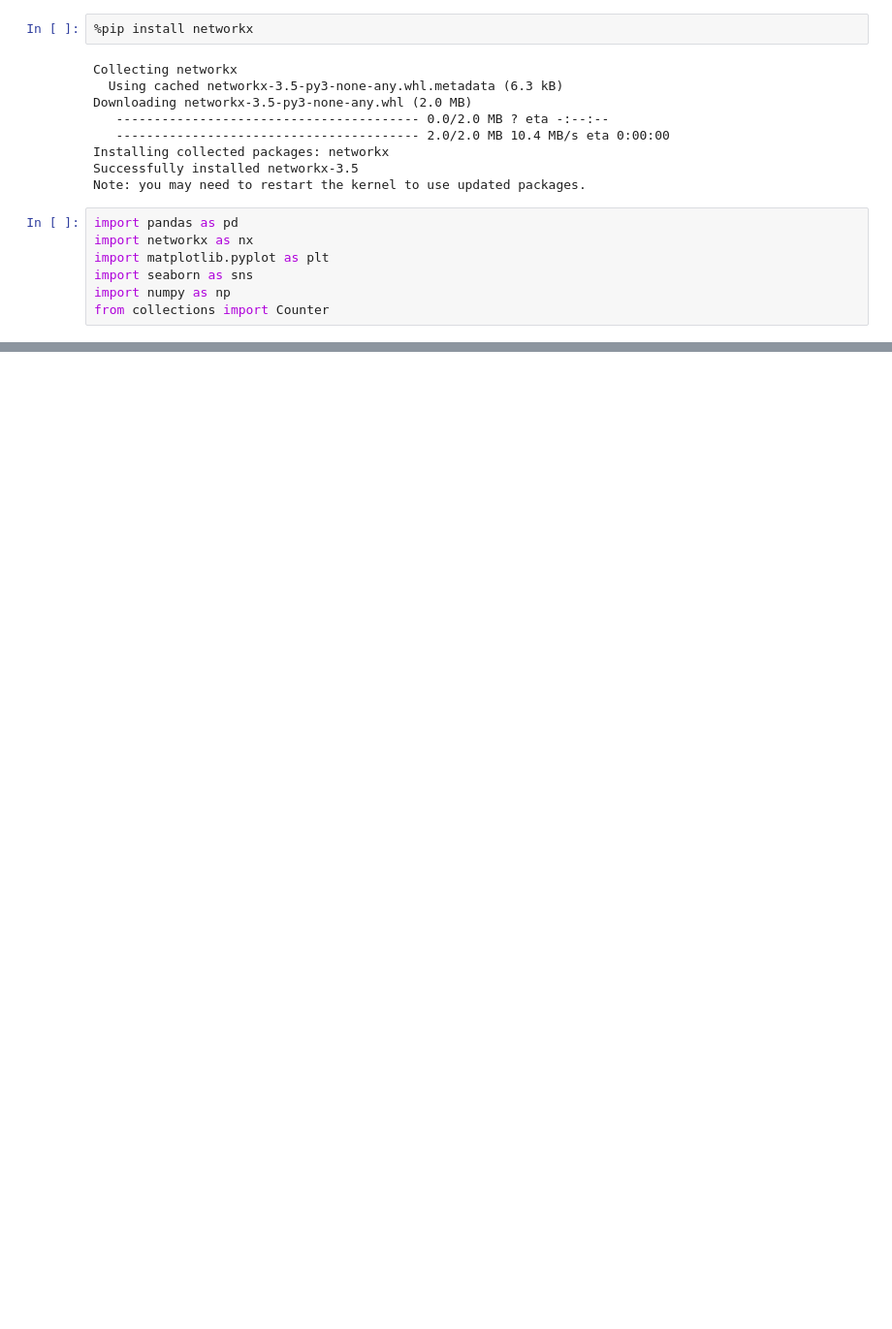
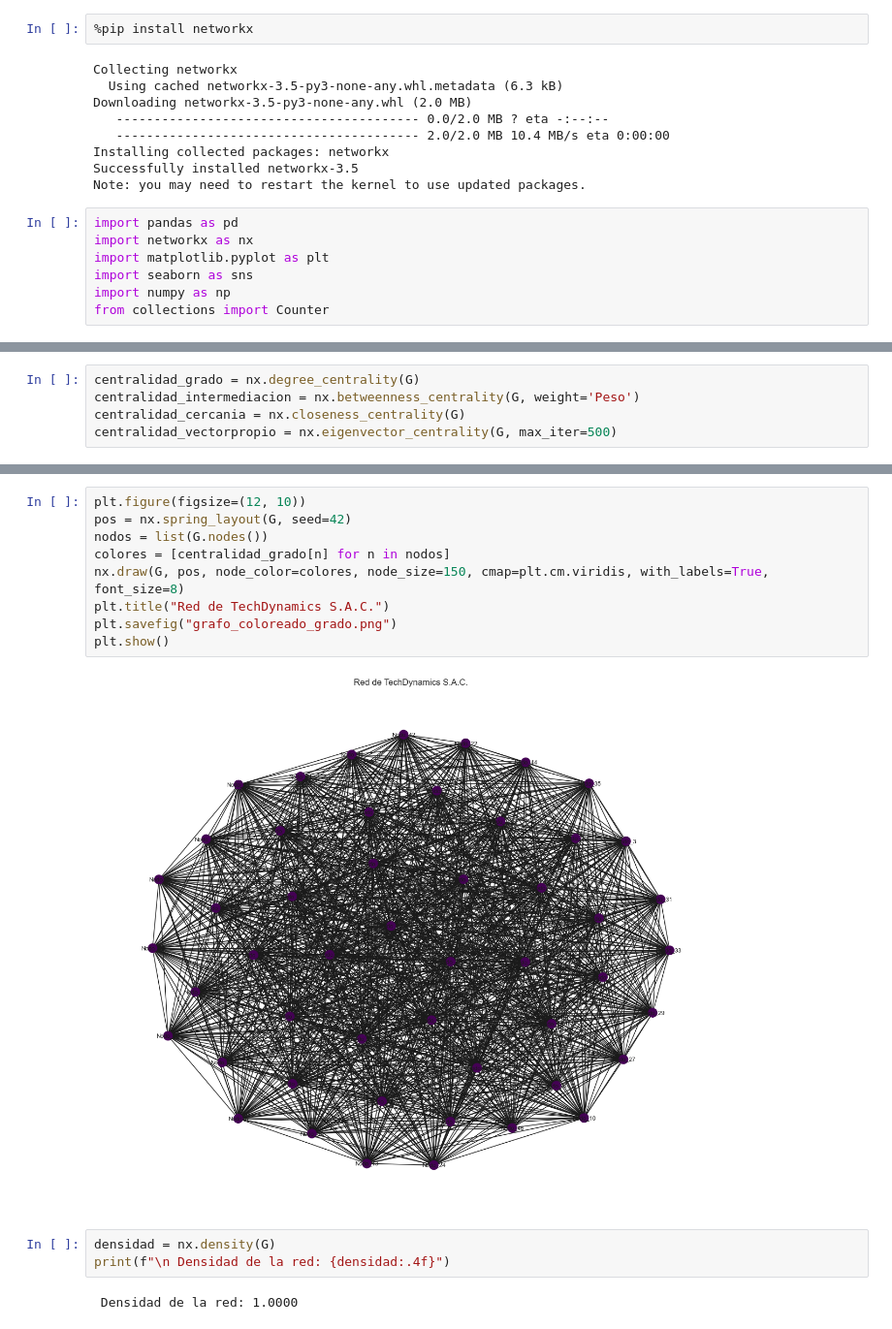
Before and after one commit to RaulCS21/DS_MG_UPC, a Jupyter notebook: RC/TA02/avance.ipynb, the cells around one changed output, grey strips where cells are left out. Shown at 97% size. Cells and saved outputs as stored; diff of their text form; blank space fills up the shorter version.

```diff
--- a/RC/TA02/avance.ipynb
+++ b/RC/TA02/avance.ipynb
@@ -30,0 +36,5 @@ from collections import Counter
+# %%
+centralidad_grado = nx.degree_centrality(G)
+centralidad_intermediacion = nx.betweenness_centrality(G, weight='Peso')
+centralidad_cercania = nx.closeness_centrality(G)
+centralidad_vectorpropio = nx.eigenvector_centrality(G, max_iter=500)
@@ -30,0 +103,16 @@ from collections import Counter
+# %%
+plt.figure(figsize=(12, 10))
+pos = nx.spring_layout(G, seed=42)
+nodos = list(G.nodes())
+colores = [centralidad_grado[n] for n in nodos]
+nx.draw(G, pos, node_color=colores, node_size=150, cmap=plt.cm.viridis, with_labels=True, font_size=8)
+plt.title("Red de TechDynamics S.A.C.")
+plt.savefig("grafo_coloreado_grado.png")
+plt.show()
+# %% [output]
+[figure, added]
+# %%
+densidad = nx.density(G)
+print(f"\n Densidad de la red: {densidad:.4f}")
+# %% [output]
+ Densidad de la red: 1.0000
```
Also changed, not shown: parts of 11 cells of this notebook.
